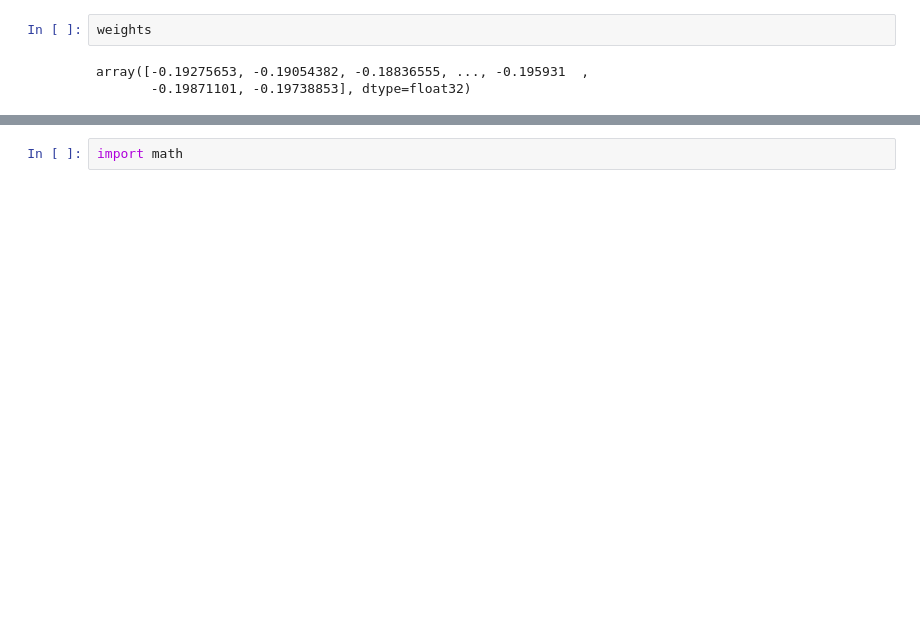
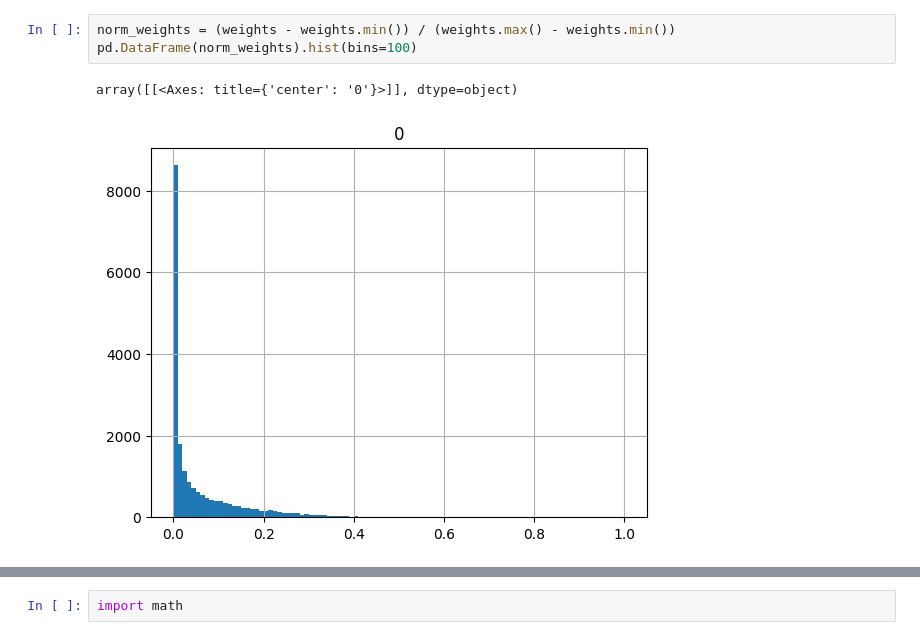
Before and after one commit to mitrydoug/string-art, a Jupyter notebook: notebooks/StringArt.ipynb, the cells around one changed output, grey strips where cells are left out. Saved outputs shown, nothing was run; the diff lists cells and outputs as text; blank space fills up the shorter version.

```diff
--- a/notebooks/StringArt.ipynb
+++ b/notebooks/StringArt.ipynb
@@ -43,8 +42,9 @@ with open("../src/output.dat", "rb") as f:
 # %%
-weights
+norm_weights = (weights - weights.min()) / (weights.max() - weights.min())
+pd.DataFrame(norm_weights).hist(bins=100)
 # %% [output]
-array([-0.19275653, -0.19054382, -0.18836555, ..., -0.195931  ,
-       -0.19871101, -0.19738853], dtype=float32)
+array([[<Axes: title={'center': '0'}>]], dtype=object)
+[figure, added]
 # %%
 np.max(weights)
 # %% [output]
```
Also changed, not shown: parts of 17 cells of this notebook, 5 other files.
